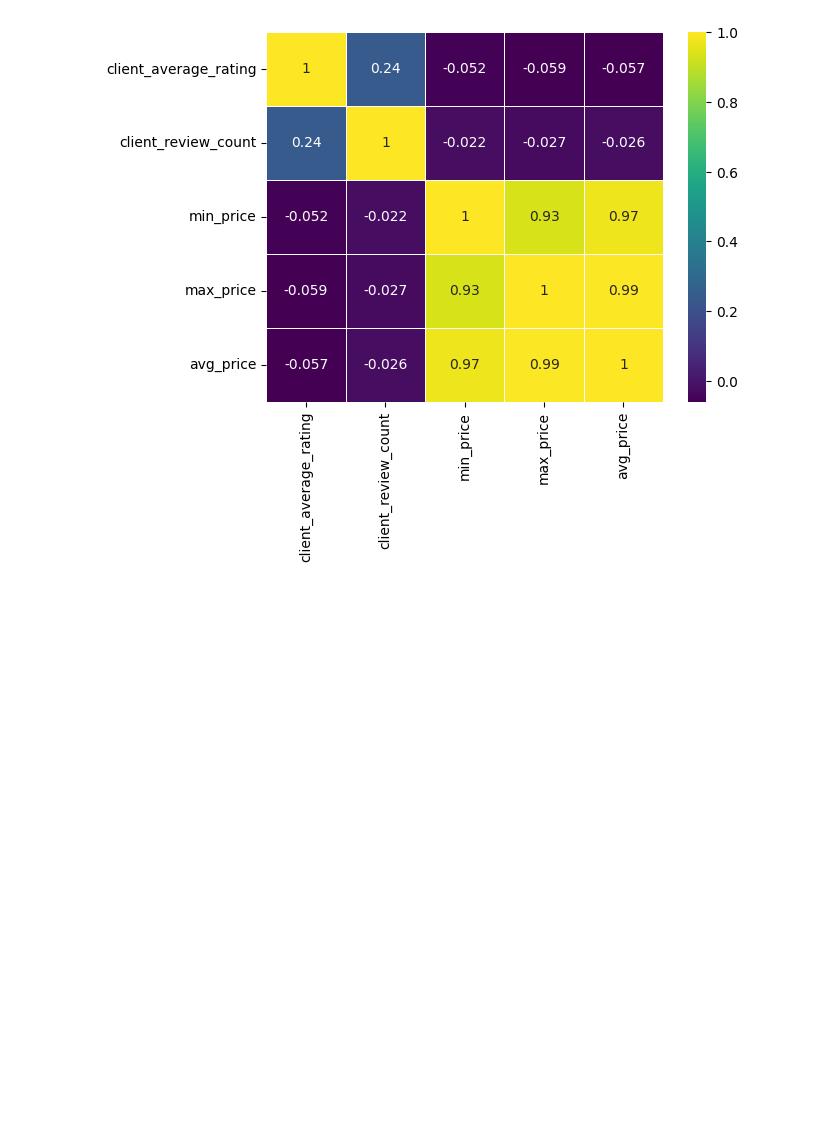
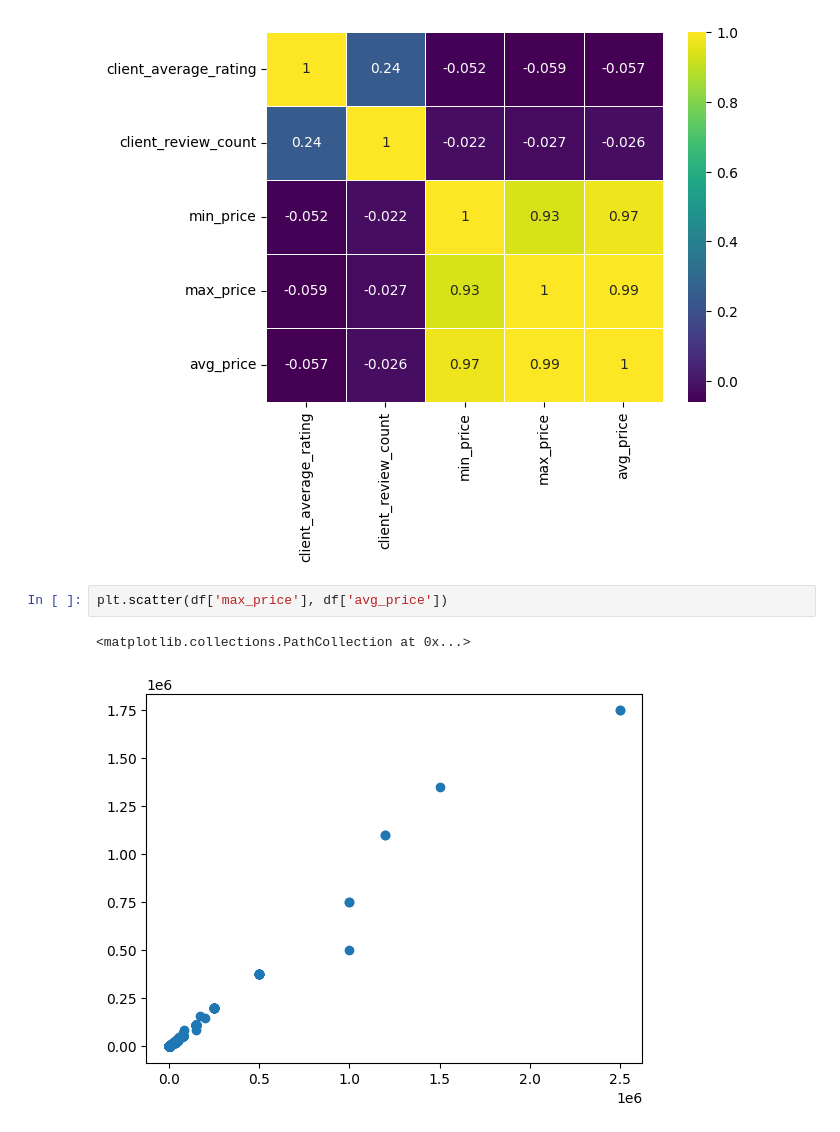
Before and after one commit to Anik-Mushfik/Self-tought-projects, a Jupyter notebook: Freelancing analysis/analysis.ipynb, the cells around one changed output. Saved outputs shown, nothing was run; the diff lists cells and outputs as text; blank space fills up the shorter version.

```diff
--- a/Freelancing analysis/analysis.ipynb
+++ b/Freelancing analysis/analysis.ipynb
@@ -107,3 +107,8 @@ sns.heatmap(matrix, annot = True, cmap='viridis', linewidths=0.5)
 # %% [output]
 <Axes: >
 [figure]
+# %%
+plt.scatter(df['max_price'], df['avg_price'])
+# %% [output]
+<matplotlib.collections.PathCollection at 0x...>
+[figure, added]
```
